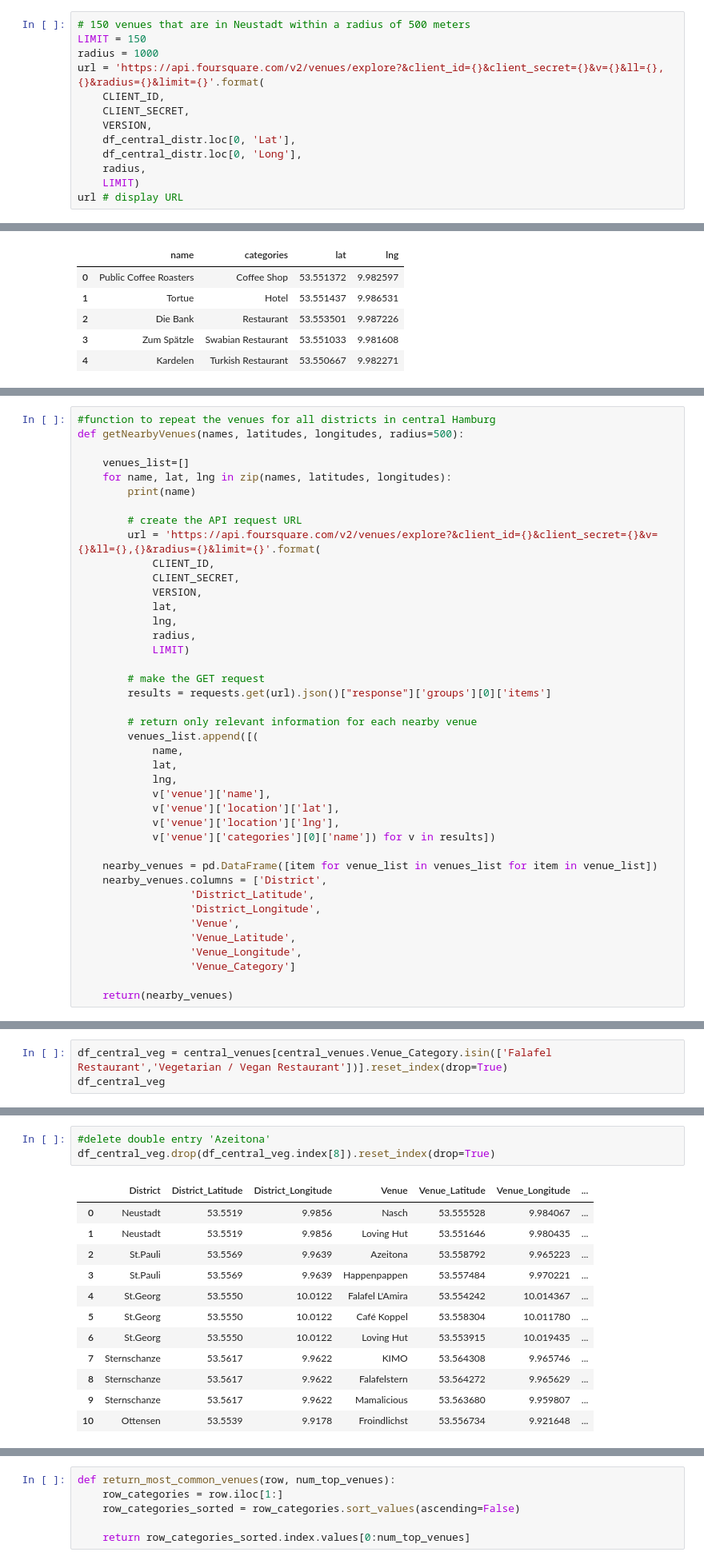
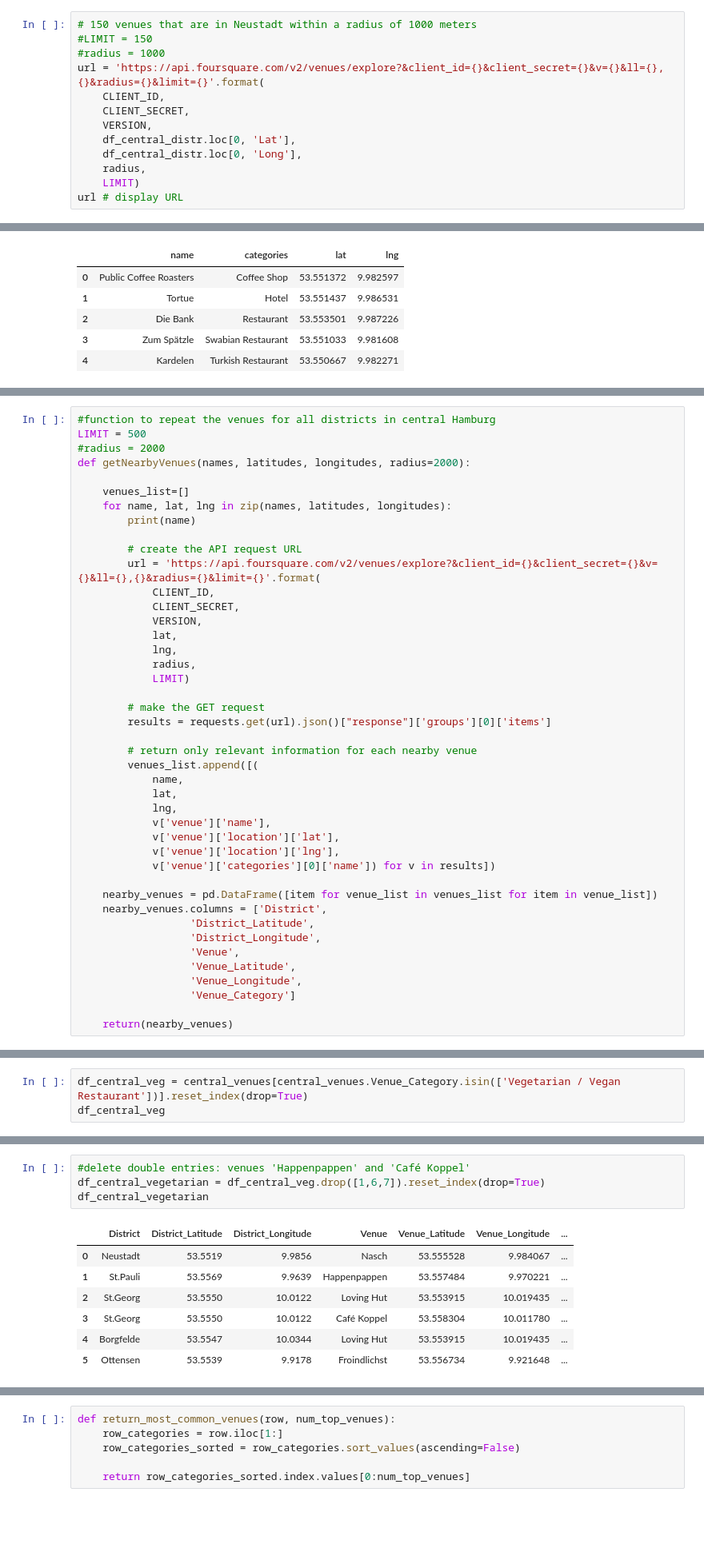
Before and after one commit to deJaneiro71/coursera-capstone-project, a Jupyter notebook: Coursera - final Capstone project.ipynb, the cells around one changed output, grey strips where cells are left out. Shown at 80% size. Saved outputs shown, nothing was run; the diff lists cells and outputs as text; blank space fills up the shorter version.

```diff
--- a/Coursera - final Capstone project.ipynb
+++ b/Coursera - final Capstone project.ipynb
@@ -248,9 +248,9 @@ df_central_distr.loc[0, 'District'],df_central_distr.loc[0, 'Lat'],df_central_di
 # %% [output]
 ('Neustadt', 53.5519, 9.9856)
 # %%
-# 150 venues that are in Neustadt within a radius of 500 meters
-LIMIT = 150
-radius = 1000
+# 150 venues that are in Neustadt within a radius of 1000 meters
+#LIMIT = 150
+#radius = 1000
 url = 'https://api.foursquare.com/v2/venues/explore?&client_id={}&client_secret={}&v={}&ll={},{}&radius={}&limit={}'.format(
     CLIENT_ID,
     CLIENT_SECRET,
@@ -325,6 +323,8 @@ print('{} venues were returned by Foursquare.'.format(nearby_venues.shape[0]))
 # %%
 #function to repeat the venues for all districts in central Hamburg
-def getNearbyVenues(names, latitudes, longitudes, radius=500):
+LIMIT = 500
+#radius = 2000
+def getNearbyVenues(names, latitudes, longitudes, radius=2000):
 
     venues_list=[]
     for name, lat, lng in zip(names, latitudes, longitudes):
@@ -411,5 +411,5 @@ central_venues
 # %%
-df_central_veg = central_venues[central_venues.Venue_Category.isin(['Falafel Restaurant','Vegetarian / Vegan Restaurant'])].reset_index(drop=True)
+df_central_veg = central_venues[central_venues.Venue_Category.isin(['Vegetarian / Vegan Restaurant'])].reset_index(drop=True)
 df_central_veg
 # %% [output]
 |  | District | District_Latitude | District_Longitude | Venue | Venue_Latitude | Venue_Longitude | ... |
@@ -428,16 +425,12 @@ df_central_veg
 # %%
-#delete double entry 'Azeitona'
-df_central_veg.drop(df_central_veg.index[8]).reset_index(drop=True)
+#delete double entries: venues 'Happenpappen' and 'Café Koppel'
+df_central_vegetarian = df_central_veg.drop([1,6,7]).reset_index(drop=True)
+df_central_vegetarian
 # %% [output]
 |  | District | District_Latitude | District_Longitude | Venue | Venue_Latitude | Venue_Longitude | ... |
 | 0 | Neustadt | 53.5519 | 9.9856 | Nasch | 53.555528 | 9.984067 | ... |
-| 1 | Neustadt | 53.5519 | 9.9856 | Loving Hut | 53.551646 | 9.980435 | ... |
-| 2 | St.Pauli | 53.5569 | 9.9639 | Azeitona | 53.558792 | 9.965223 | ... |
-| 3 | St.Pauli | 53.5569 | 9.9639 | Happenpappen | 53.557484 | 9.970221 | ... |
-| 4 | St.Georg | 53.5550 | 10.0122 | Falafel L'Amira | 53.554242 | 10.014367 | ... |
-| 5 | St.Georg | 53.5550 | 10.0122 | Café Koppel | 53.558304 | 10.011780 | ... |
-| 6 | St.Georg | 53.5550 | 10.0122 | Loving Hut | 53.553915 | 10.019435 | ... |
-| 7 | Sternschanze | 53.5617 | 9.9622 | KIMO | 53.564308 | 9.965746 | ... |
-| 8 | Sternschanze | 53.5617 | 9.9622 | Falafelstern | 53.564272 | 9.965629 | ... |
-| 9 | Sternschanze | 53.5617 | 9.9622 | Mamalicious | 53.563680 | 9.959807 | ... |
-| 10 | Ottensen | 53.5539 | 9.9178 | Froindlichst | 53.556734 | 9.921648 | ... |
+| 1 | St.Pauli | 53.5569 | 9.9639 | Happenpappen | 53.557484 | 9.970221 | ... |
+| 2 | St.Georg | 53.5550 | 10.0122 | Loving Hut | 53.553915 | 10.019435 | ... |
+| 3 | St.Georg | 53.5550 | 10.0122 | Café Koppel | 53.558304 | 10.011780 | ... |
+| 4 | Borgfelde | 53.5547 | 10.0344 | Loving Hut | 53.553915 | 10.019435 | ... |
+| 5 | Ottensen | 53.5539 | 9.9178 | Froindlichst | 53.556734 | 9.921648 | ... |
```
Also changed, not shown: parts of 24 cells of this notebook.
